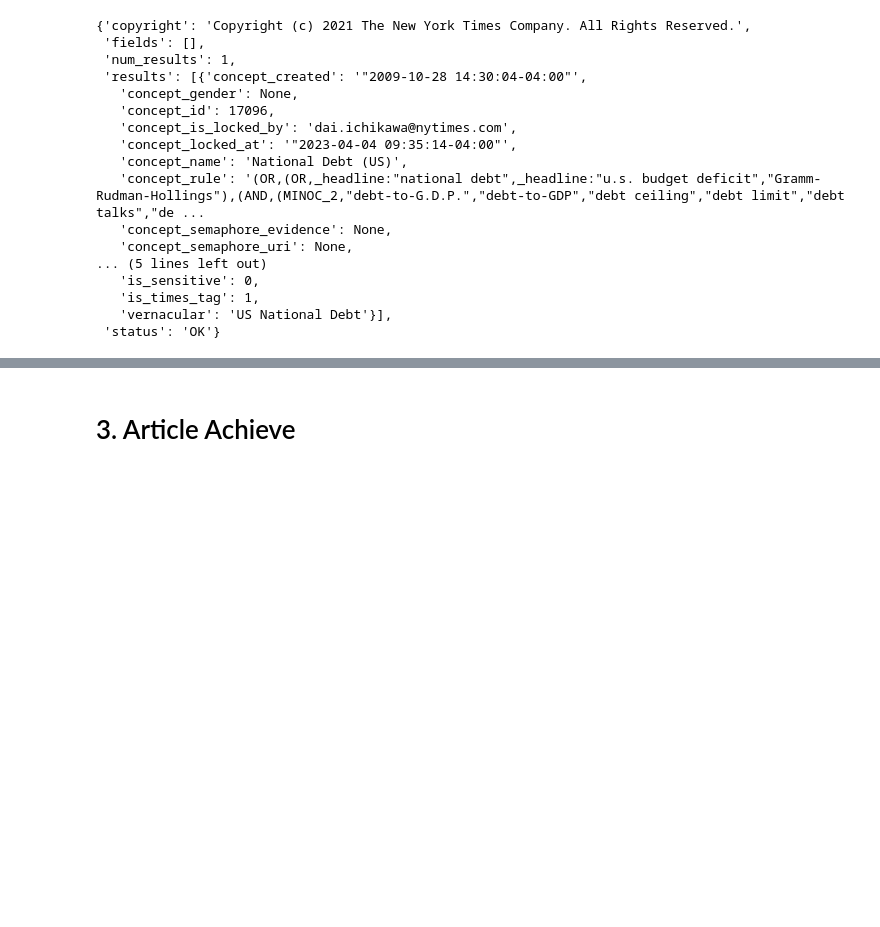
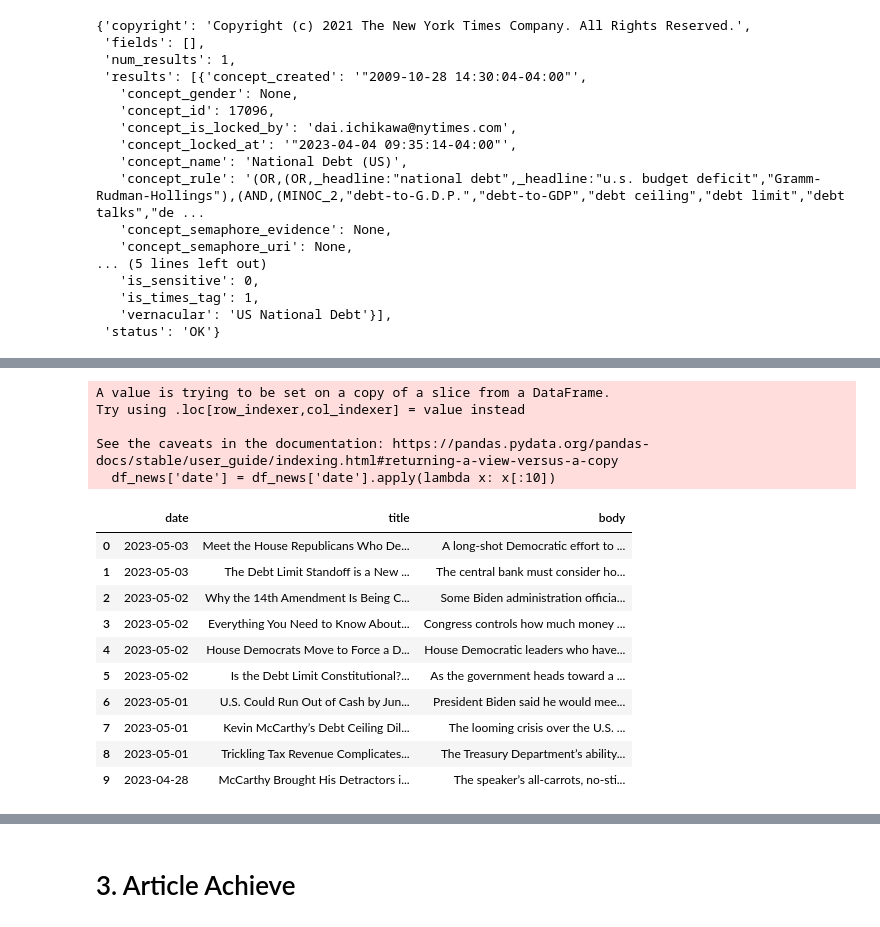
Before and after one commit to joyyuan89/FinAI, a Jupyter notebook: case_study/debt_ceiling/debt_ceiling_nyt.ipynb, the cells around one changed output, grey strips where cells are left out. Cells and saved outputs as stored; diff of their text form; code cells hidden in the pictures; blank space fills up the shorter version.

```diff
--- a/case_study/debt_ceiling/debt_ceiling_nyt.ipynb
+++ b/case_study/debt_ceiling/debt_ceiling_nyt.ipynb
@@ -86,4 +86,4 @@ requests.get(url_concept).json()
 url_debt = 'http://api.nytimes.com/svc/semantic/v2/concept/name/nytd_des/National Debt (US)?fields=all&api-key='+ api_key
 results = requests.get(url_debt).json()['results'][0]
 # %%
-df_debt = pd.DataFrame(results['article_list']['results'])
+df2 = pd.DataFrame(results['article_list']['results'])
@@ -108,0 +118,28 @@ Name: url, dtype: object
+# %%
+# widen the column width
+pd.set_option('display.max_colwidth', -1)
+
+#select date,title,body
+df_news = df2[['date','title','body']]
+
+#set date format as YYYY-MM-DD
+df_news['date'] = df_news['date'].apply(lambda x: x[:10])
+
+df_news
+# %% [output]
+A value is trying to be set on a copy of a slice from a DataFrame.
+Try using .loc[row_indexer,col_indexer] = value instead
+
+See the caveats in the documentation: https://pandas.pydata.org/pandas-docs/stable/user_guide/indexing.html#returning-a-view-versus-a-copy
+  df_news['date'] = df_news['date'].apply(lambda x: x[:10])
+|  | date | title | body |
+| 0 | 2023-05-03 | Meet the House Republicans Who De... | A long-shot Democratic effort to ... |
+| 1 | 2023-05-03 | The Debt Limit Standoff is a New ... | The central bank must consider ho... |
+| 2 | 2023-05-02 | Why the 14th Amendment Is Being C... | Some Biden administration officia... |
+| 3 | 2023-05-02 | Everything You Need to Know About... | Congress controls how much money ... |
+| 4 | 2023-05-02 | House Democrats Move to Force a D... | House Democratic leaders who have... |
+| 5 | 2023-05-02 | Is the Debt Limit Constitutional?... | As the government heads toward a ... |
+| 6 | 2023-05-01 | U.S. Could Run Out of Cash by Jun... | President Biden said he would mee... |
+| 7 | 2023-05-01 | Kevin McCarthy’s Debt Ceiling Dil... | The looming crisis over the U.S. ... |
+| 8 | 2023-05-01 | Trickling Tax Revenue Complicates... | The Treasury Department’s ability... |
+| 9 | 2023-04-28 | McCarthy Brought His Detractors i... | The speaker’s all-carrots, no-sti... |
```
Also changed, not shown: parts of 16 cells of this notebook, 3 other files.
